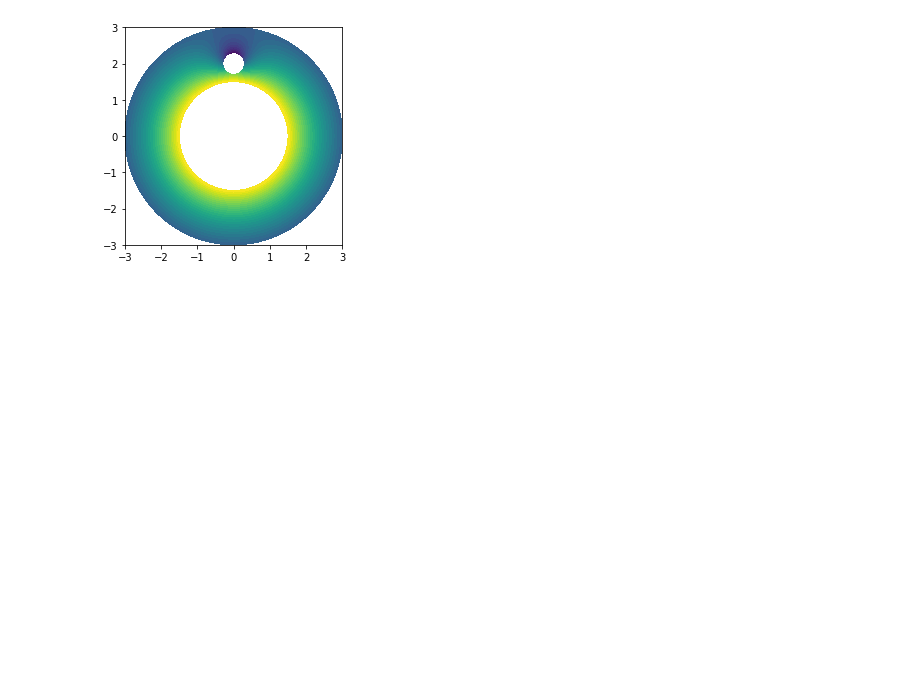
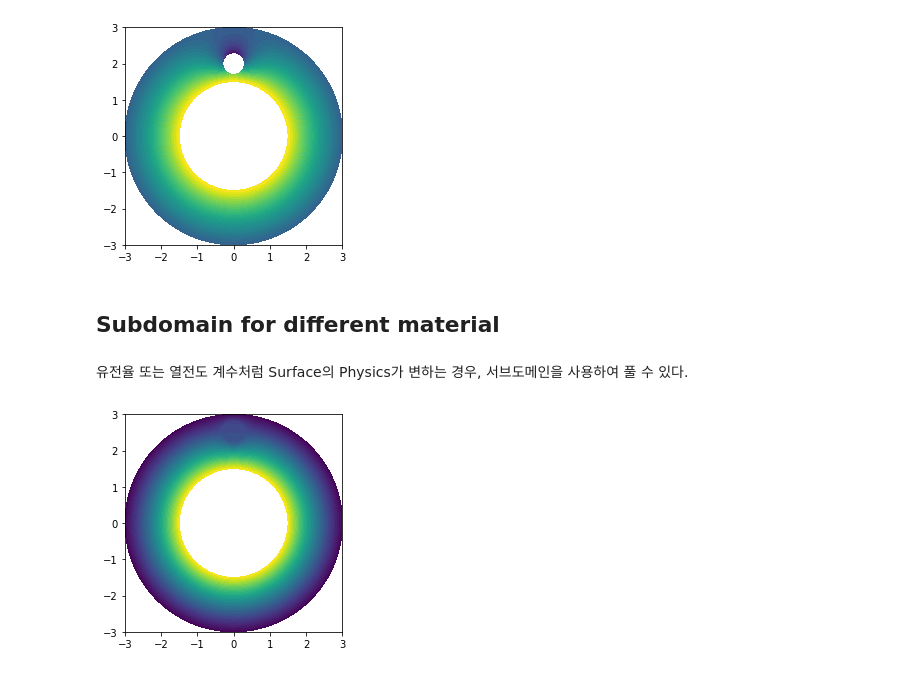
Before and after one commit to SeoulTechPSE/PSE_2019, a Jupyter notebook: Plasma Reactor Modelling/seminars/FEniCS_manual.ipynb, the cells around one changed output. Saved outputs shown, nothing was run; the diff lists cells and outputs as text; code cells hidden in the pictures; blank space fills up the shorter version.

```diff
--- a/Plasma Reactor Modelling/seminars/FEniCS_manual.ipynb
+++ b/Plasma Reactor Modelling/seminars/FEniCS_manual.ipynb
@@ -251,3 +254,68 @@ plot(V)
 plt.show()
 # %% [output]
 [figure]
+# %% [markdown]
+## Subdomain for different material
+# %% [markdown]
+유전율 또는 열전도 계수처럼 Surface의 Physics가 변하는 경우, 서브도메인을 사용하여 풀 수 있다.
+# %%
+# from dolfin import *
+
+# Create mesh and define function space
+from dolfin import *
+from mshr import *
+import matplotlib.pyplot as plt
+
+geometry_1 = Circle(Point(0, 0), 1.5)
+geometry_2 = Circle(Point(0, 0), 3)
+geometry = geometry_2 - geometry_1
+mesh = generate_mesh(geometry, 200)    # 충분한 mesh 적용
+X = FunctionSpace(mesh, "Lagrange", 2)    # 함수공간 X : mesh를 토대로 결정
+tol = 1E-4   # mesh에 맞는 tol 값 적용
+
+
+# Define boundary condition
+
+def boundary_O(x, on_boundary):
+    r=sqrt(x[0]*x[0]+x[1]*x[1])    # x[0]:x, x[1]:y 을 의미한다. (x로 나타내는 표현은 이 함수 내에서만 적용 됨을 유의)
+    return on_boundary and near(r, 1.5 , tol)    # r이 1.5인 원형 모양의 boundary (near()함수 내의 tol로 미세 영역을 설정)
+
+bc_O = DirichletBC(X, 15, boundary_O)    # DirichletBC(함수공간, 경계 영역의 조건, 경계 영역)
+
+def boundary_I(x, on_boundary):
+    r=sqrt(x[0]*x[0]+x[1]*x[1])
+    return on_boundary and near(r, 3 , tol)  # r이 3인 원형 모양의 boundary (near()함수 내의 tol로 미세 영역을 설정)
+
+bc_I = DirichletBC(X, 0, boundary_I)
+
+bcs=[bc_I, bc_O]    # boundary 조건이 다수인 경우 []를 활용
+
+
+# Define subdomain
+e_0 = 1.0
+e_1 = 11.54     # 11.54 : dielectric particle Al2O3의 유전율 (at 25 celcius)
+Dielectric_area='sqrt(x[0]*x[0]+(x[1]-2.5)*(x[1]-2.5)) <= 0.3 + tol ? e_1 : e_0'   # Subdomain을 두 개 이상 넣고싶은 경우 or을 활용 가능하다.
+                                                                                   # cpp코드가 필요하므로, cpp코딩이 가능하다면 마음껏 활용!
+epsilon = Expression(Dielectric_area ,degree=0, tol=tol, e_0=e_0, e_1=e_1)
+
+# Define variational problem
+V = TrialFunction(X)
+v = TestFunction(X)
+rho = Expression("0.5", degree=2)
+a = epsilon*dot(grad(V), grad(v))*dx
+L = rho*v*dx
+
+# Compute solution
+V = Function(X)
+solve(a == L, V, bcs)
+
+# Save solution in VTK format
+file = File("electric_potential.pvd")
+file << V
+
+# Plot solution
+import matplotlib.pyplot as plt
+plot(V)
+plt.show()
+# %% [output]
+[figure, added]
```
Also changed, not shown: parts of 3 cells of this notebook.
